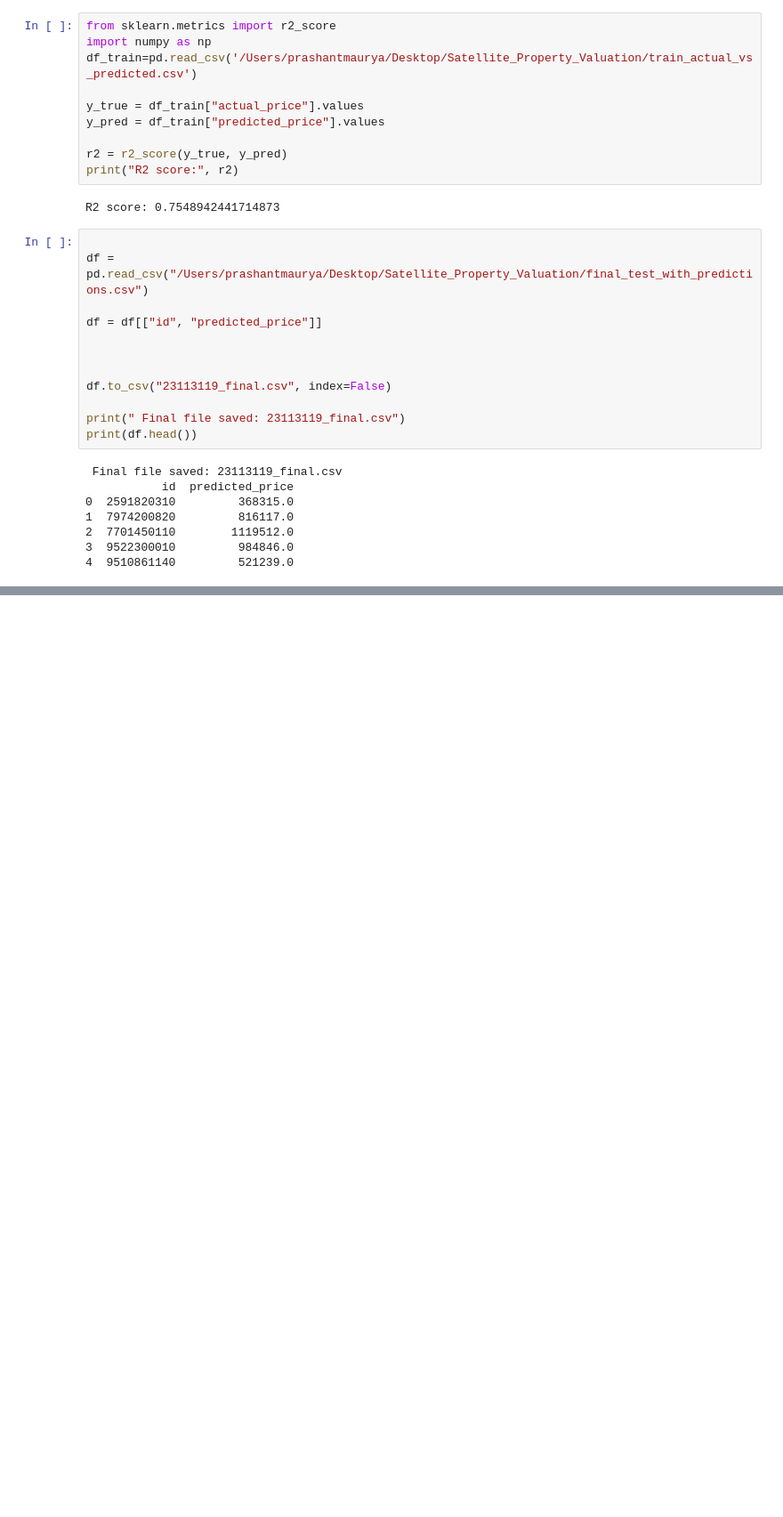
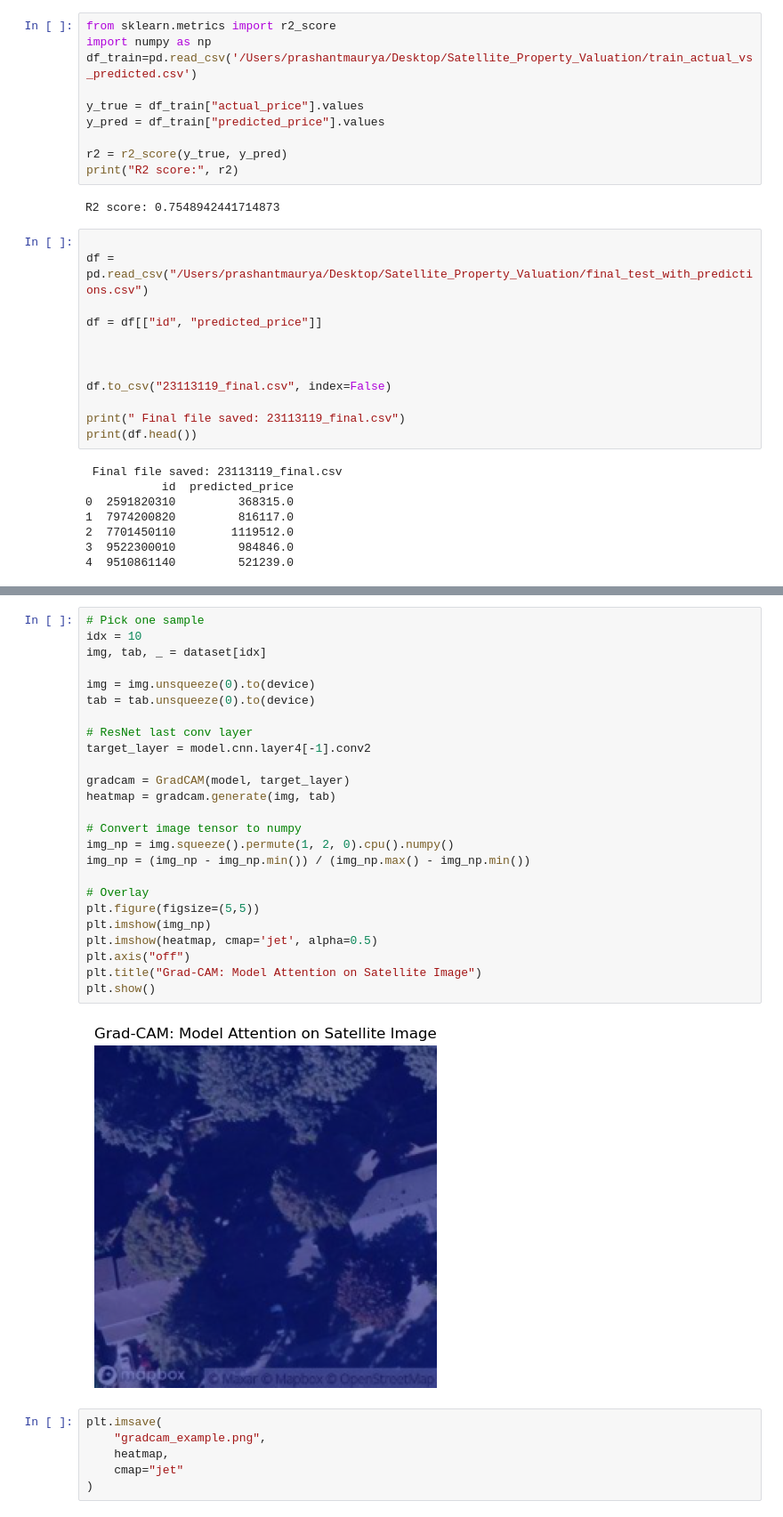
Before and after one commit to priyanshu23113119/Satellite_Property_Valuation, a Jupyter notebook: cdc.ipynb, the cells around one changed output, grey strips where cells are left out. Shown at 89% size. Saved outputs shown, nothing was run; the diff lists cells and outputs as text; blank space fills up the shorter version.

Commit message:
Added Grad-CAM explainability and evaluation results

```diff
--- a/cdc.ipynb
+++ b/cdc.ipynb
@@ -1182,0 +1242,33 @@ print(df.head())
+# %%
+# Pick one sample
+idx = 10
+img, tab, _ = dataset[idx]
+
+img = img.unsqueeze(0).to(device)
+tab = tab.unsqueeze(0).to(device)
+
+# ResNet last conv layer
+target_layer = model.cnn.layer4[-1].conv2
+
+gradcam = GradCAM(model, target_layer)
+heatmap = gradcam.generate(img, tab)
+
+# Convert image tensor to numpy
+img_np = img.squeeze().permute(1, 2, 0).cpu().numpy()
+img_np = (img_np - img_np.min()) / (img_np.max() - img_np.min())
+
+# Overlay
+plt.figure(figsize=(5,5))
+plt.imshow(img_np)
+plt.imshow(heatmap, cmap='jet', alpha=0.5)
+plt.axis("off")
+plt.title("Grad-CAM: Model Attention on Satellite Image")
+plt.show()
+# %% [output]
+[figure, added]
+# %%
+plt.imsave(
+    "gradcam_example.png",
+    heatmap,
+    cmap="jet"
+)
```
Also changed, not shown: parts of 5 cells of this notebook, 3 other files.
